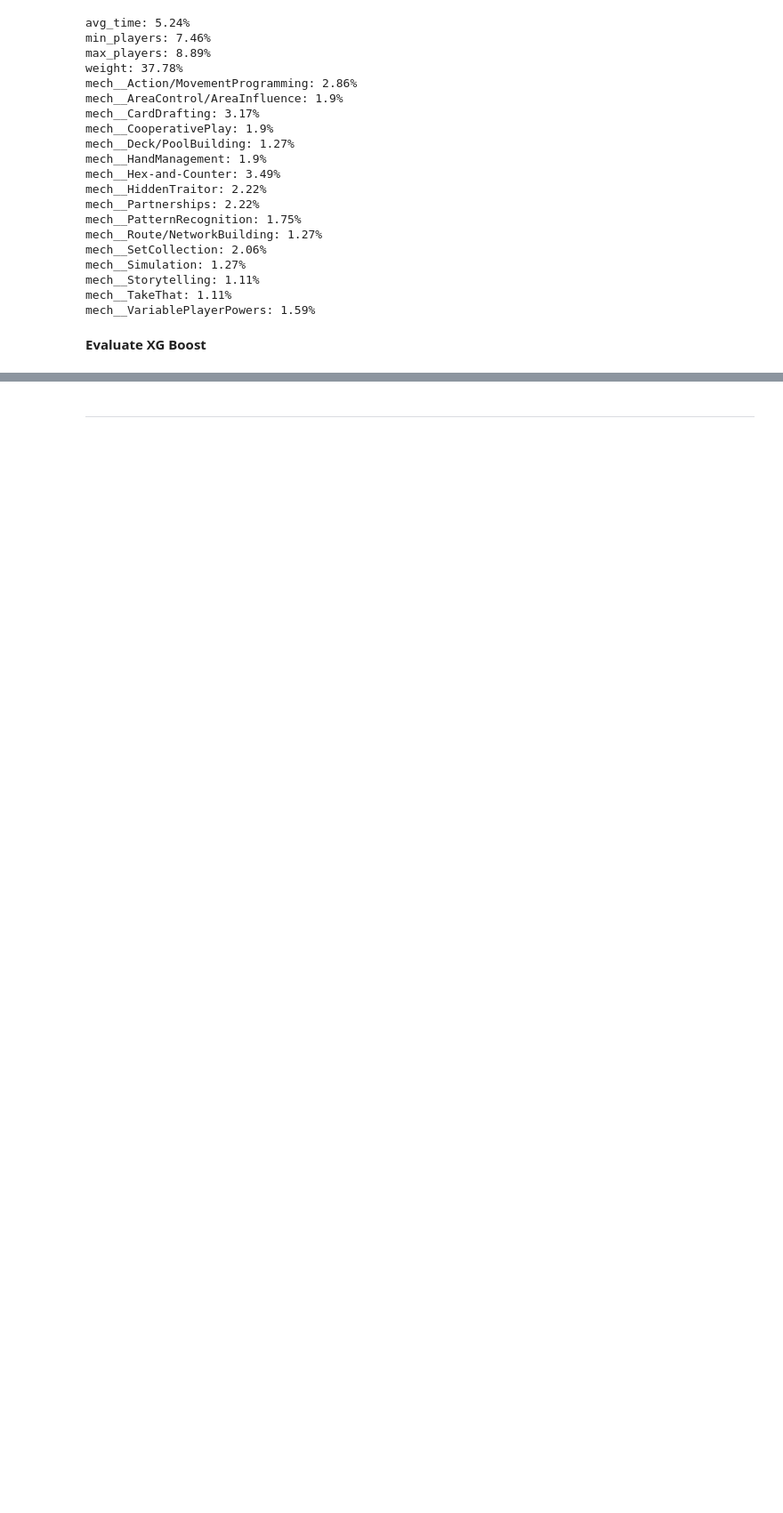
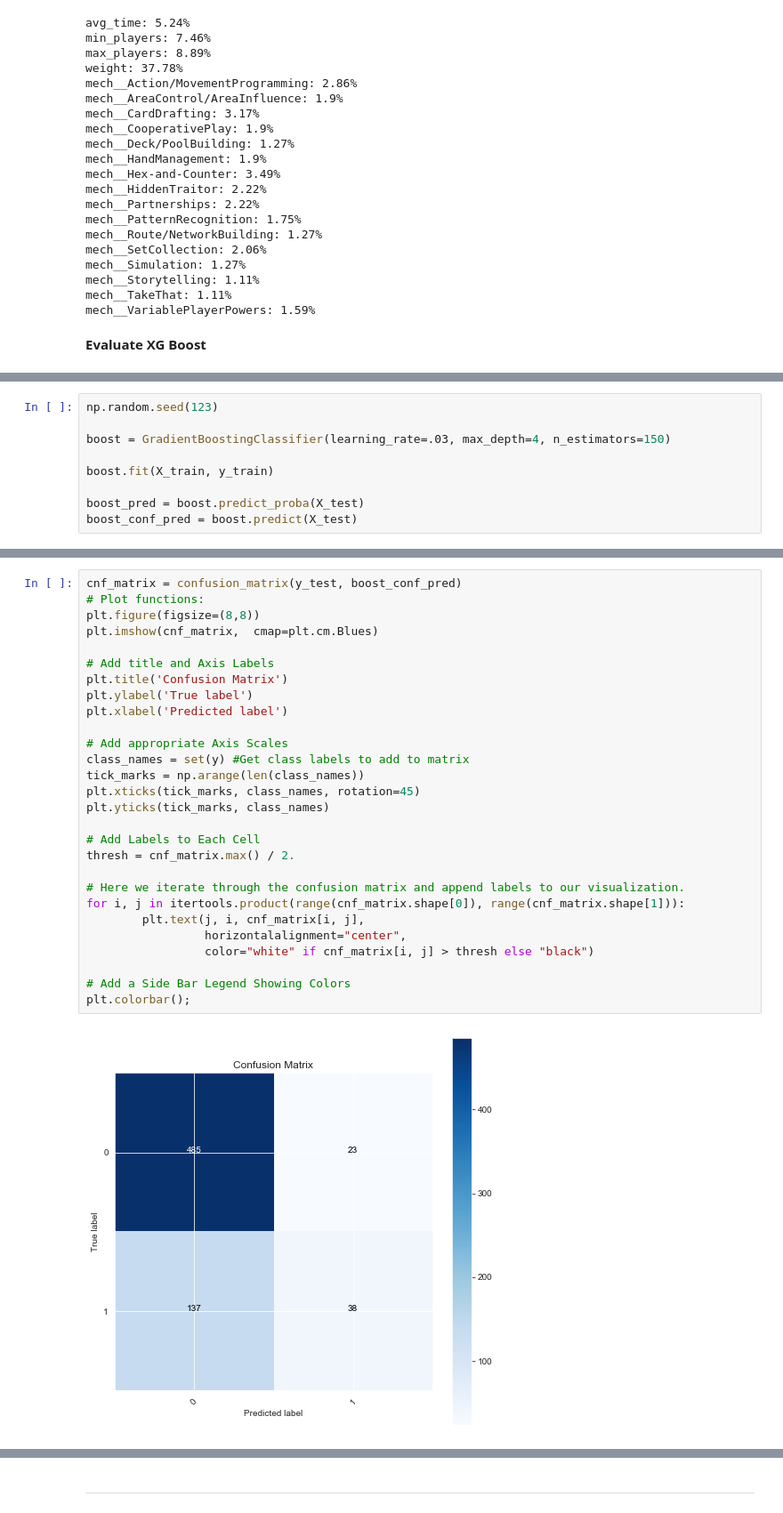
Before and after one commit to mandoiwanaga/board_game_rank_classifier, a Jupyter notebook: final.ipynb, the cells around one changed output, grey strips where cells are left out. Shown: that part at 89% size. Saved outputs shown, nothing was run; the diff lists cells and outputs as text; blank space fills up the shorter version.

Commit message:
Add updated chart

```diff
--- a/final.ipynb
+++ b/final.ipynb
@@ -457,0 +397,9 @@ Based on our results, it appears we achieve very similar results with all our mo
+# %%
+np.random.seed(123)
+
+boost = GradientBoostingClassifier(learning_rate=.03, max_depth=4, n_estimators=150)
+
+boost.fit(X_train, y_train)
+
+boost_pred = boost.predict_proba(X_test)
+boost_conf_pred = boost.predict(X_test)
@@ -457,0 +458,30 @@ Based on our results, it appears we achieve very similar results with all our mo
+# %%
+cnf_matrix = confusion_matrix(y_test, boost_conf_pred)
+# Plot functions:
+plt.figure(figsize=(8,8))
+plt.imshow(cnf_matrix,  cmap=plt.cm.Blues)
+
+# Add title and Axis Labels
+plt.title('Confusion Matrix')
+plt.ylabel('True label')
+plt.xlabel('Predicted label')
+
+# Add appropriate Axis Scales
+class_names = set(y) #Get class labels to add to matrix
+tick_marks = np.arange(len(class_names))
+plt.xticks(tick_marks, class_names, rotation=45)
+plt.yticks(tick_marks, class_names)
+
+# Add Labels to Each Cell
+thresh = cnf_matrix.max() / 2.
+
+# Here we iterate through the confusion matrix and append labels to our visualization.
+for i, j in itertools.product(range(cnf_matrix.shape[0]), range(cnf_matrix.shape[1])):
+        plt.text(j, i, cnf_matrix[i, j],
+                 horizontalalignment="center",
+                 color="white" if cnf_matrix[i, j] > thresh else "black")
+
+# Add a Side Bar Legend Showing Colors
+plt.colorbar();
+# %% [output]
+[figure, added]
```
Also changed, not shown: parts of 21 cells of this notebook, 1 other file.
